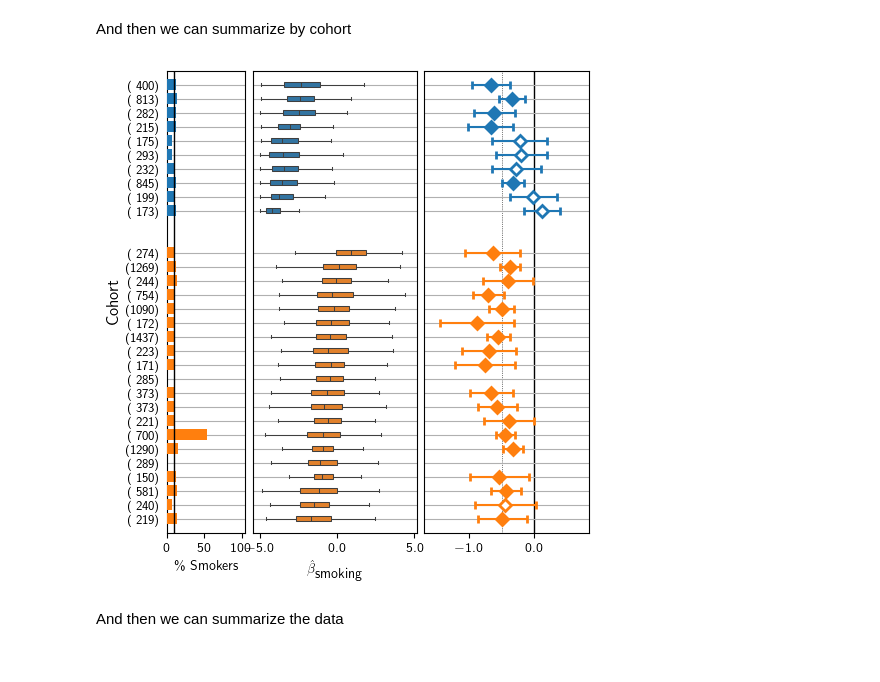
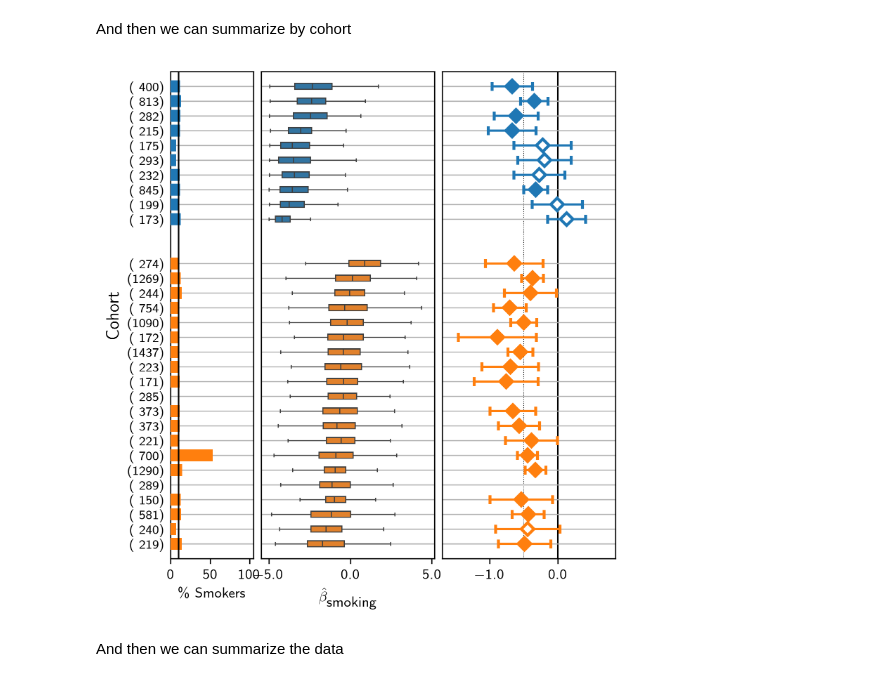
Before and after one commit to jwdebelius/theseus-autopsy, a Jupyter notebook: ipynb/Simulations.ipynb, the cells around one changed output. Saved outputs shown, nothing was run; the diff lists cells and outputs as text; code cells hidden in the pictures.

```diff
--- a/ipynb/Simulations.ipynb
+++ b/ipynb/Simulations.ipynb
@@ -1234,7 +1230,7 @@ And then we can summarize by cohort
 left, right, main_lims, (lo_min, lo_max), (hi_min, hi_max) = \
     exp_plots.calculate_example_scale(example_params, lim_scale=0.85)
 
-fig_06b = plt.figure(dpi=100, constrained_layout=0,
+fig_06b = plt.figure(dpi=300, constrained_layout=0,
                   figsize=(6, 6), facecolor='None')
 
 gs = fig_06b.add_gridspec(4, 11)
@@ -1247,34 +1243,34 @@ exp_plots.plot_weight_dist(ax1=ax61,
                            palette=cohort_type_palette,
                            violin_kws={'width': 1.25})
 
 exp_plots.plot_perc(ax60, example_summary)
 
 exp_plots.plot_bars(ax2=ax62,
                     example_summary=example_summary,
                     lim_min=main_lims[0],
                     lim_max=main_lims[1],
                     left=left,
                     right=right,
                     effect=-0.5,
                     # markeredgewidth=1,
                     # linewidth=1,
                     # markersize=4,
                     )
 
 _ = ax60.set_yticks(example_summary['x_pos'])
 ax60.set_yticklabels([f'({x:>4.0f})' for x in example_summary['count']])
 ax60.yaxis.set_tick_params(labelleft=True, labelsize=9)
 ax60.set_xticks(np.linspace(0, 1, 3))
 ax61.xaxis.set_major_formatter(ticker.StrMethodFormatter('{x:1.1f}'))
 ax62.xaxis.set_major_formatter(ticker.StrMethodFormatter('{x:1.1f}'))
 
 ax60.set_ylabel('Cohort', size=12)
 ax61.yaxis.get_label().set_visible(False)
 ax61.set_ylim(ax61.get_ylim()[::-1])
 _ = ax61.set_xlabel('$\\hat{{\\beta}}_{\\textsf{smoking}}$')
 fig_06b
 # %% [output]
-[figure, old version]
+[figure, new version]
 # %% [markdown]
 And then we can summarize the data
 # %%
```
Also changed, not shown: parts of 2 cells of this notebook.
